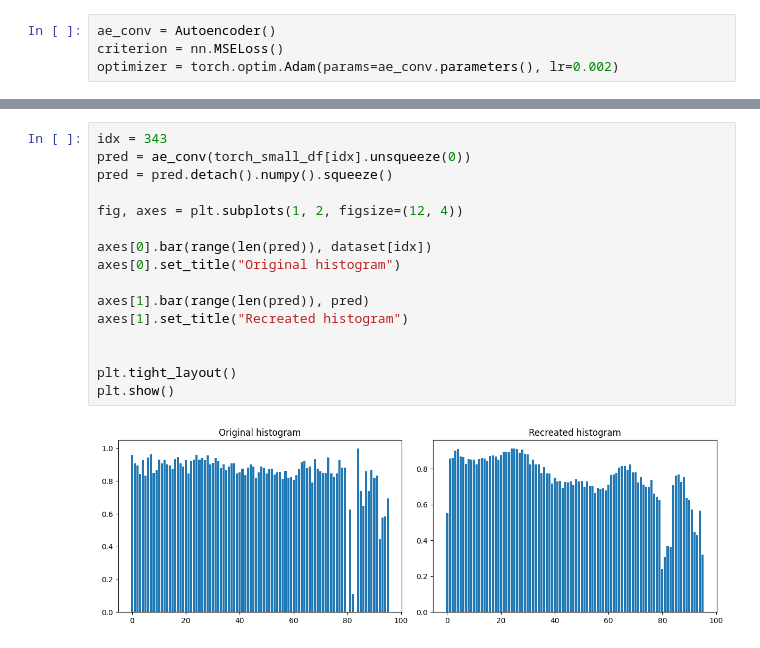
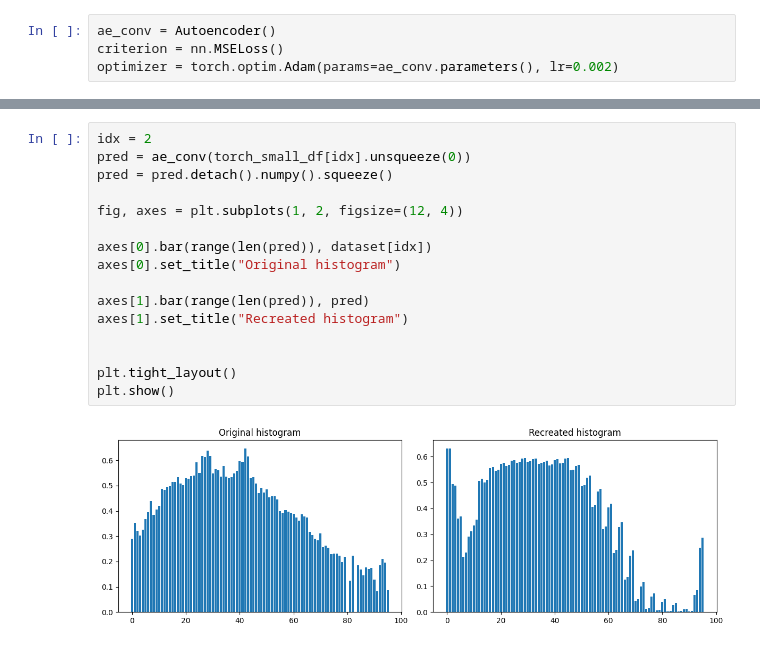
Before and after one commit to jHrdy/vyzkumak, a Jupyter notebook: autoencoders/AE_conv.ipynb, the cells around one changed output, grey strips where cells are left out. Cells and saved outputs as stored; diff of their text form.

```diff
--- a/autoencoders/AE_conv.ipynb
+++ b/autoencoders/AE_conv.ipynb
@@ -156,19 +160,19 @@ for s in top_scores:
 346
 # %%
-idx = 343
+idx = 2
 pred = ae_conv(torch_small_df[idx].unsqueeze(0))
 pred = pred.detach().numpy().squeeze()
 
 fig, axes = plt.subplots(1, 2, figsize=(12, 4))
 
 axes[0].bar(range(len(pred)), dataset[idx])
 axes[0].set_title("Original histogram")
 
 axes[1].bar(range(len(pred)), pred)
 axes[1].set_title("Recreated histogram")
 
 
 plt.tight_layout()
 plt.show()
 # %% [output]
-[figure, old version]
+[figure, new version]
```
Also changed, not shown: parts of 5 cells of this notebook, 3 other files.
